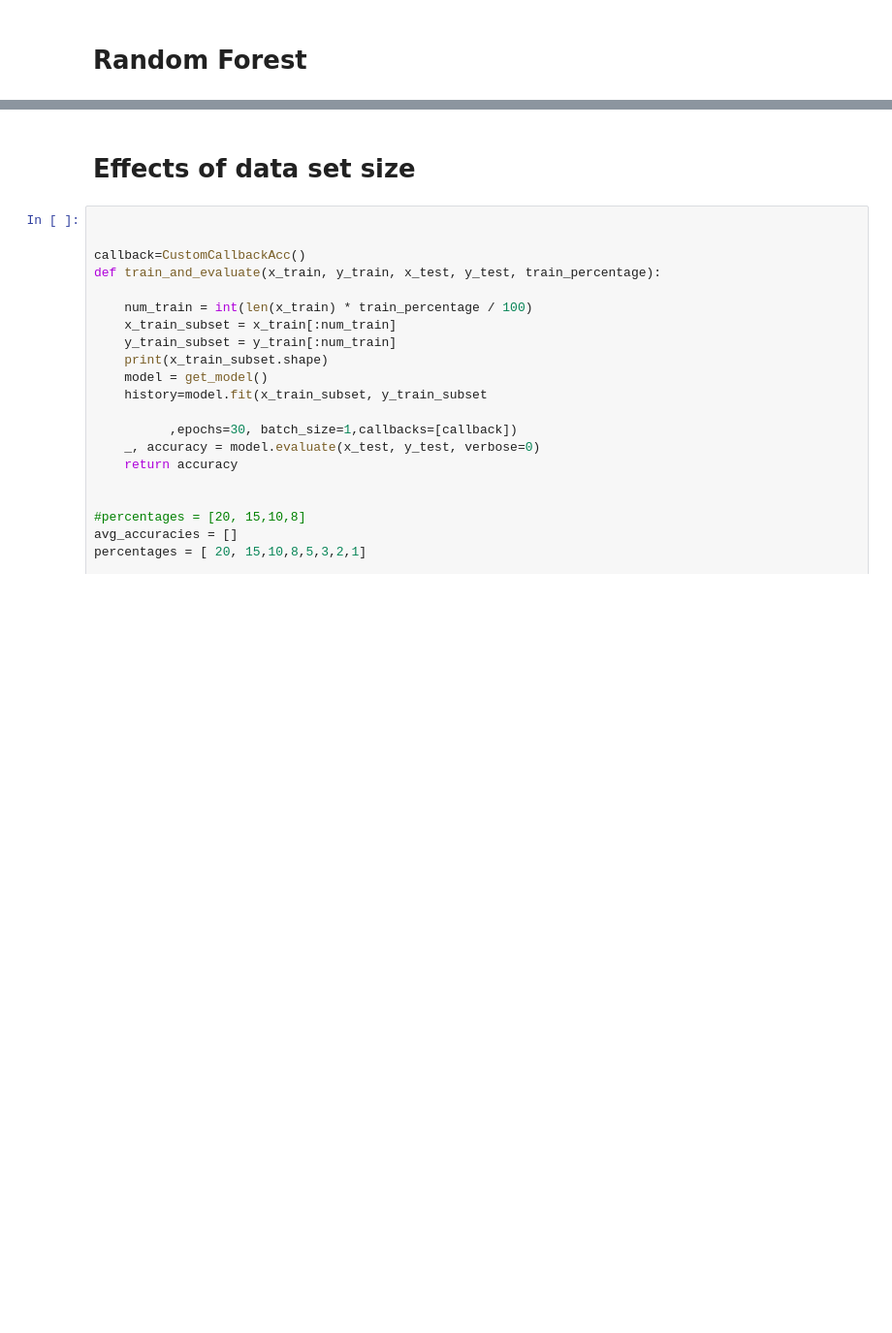
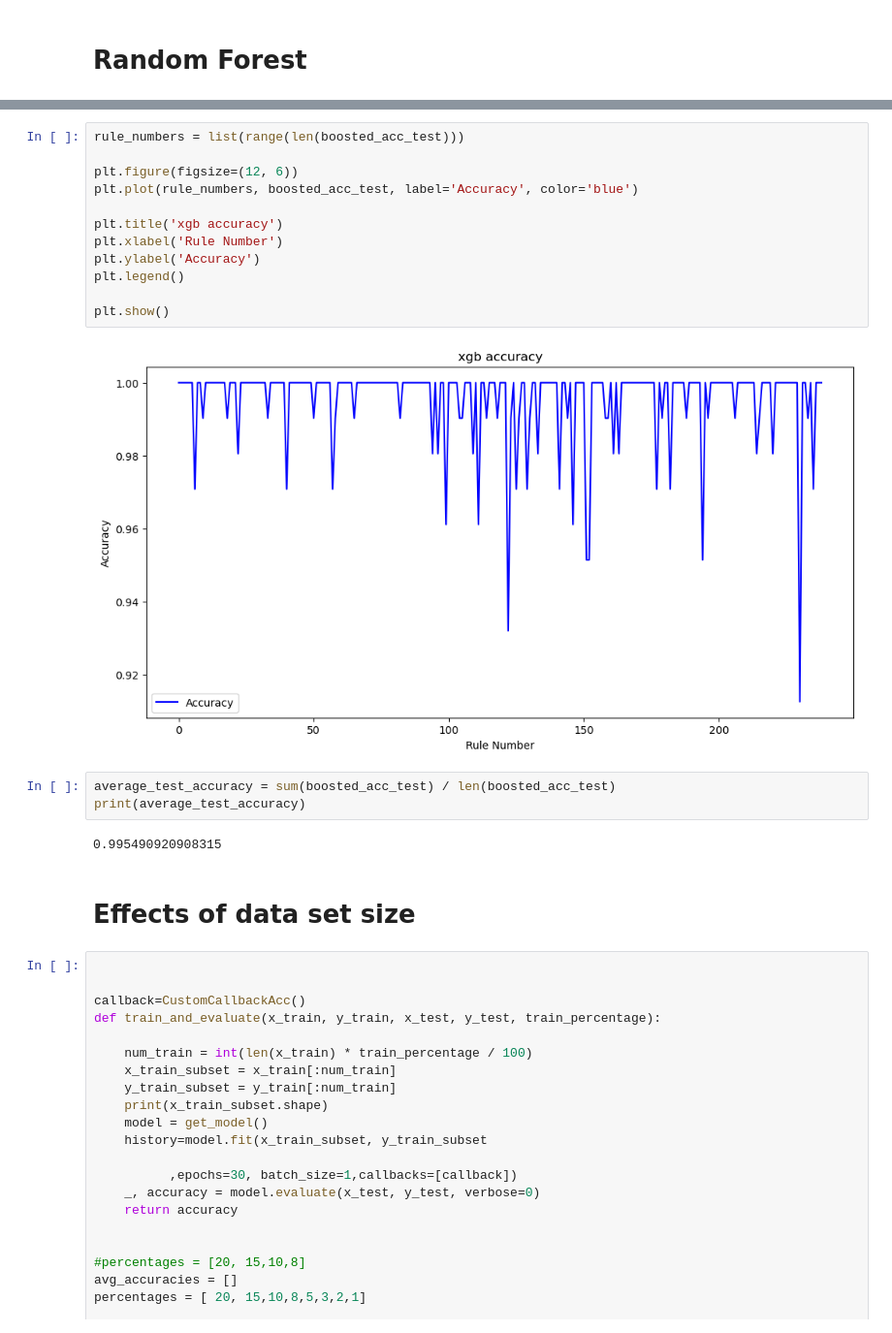
Before and after one commit to Everfade/CNNCAM, a Jupyter notebook: Learning1DCAM.ipynb, the cells around one changed output, grey strips where cells are left out. Shown at 97% size. Saved outputs shown, nothing was run; the diff lists cells and outputs as text; blank space fills up the shorter version.

```diff
--- a/Learning1DCAM.ipynb
+++ b/Learning1DCAM.ipynb
@@ -815,3 +864,22 @@ print(average_test_accuracy)
+# %%
+rule_numbers = list(range(len(boosted_acc_test)))
+
+plt.figure(figsize=(12, 6))
+plt.plot(rule_numbers, boosted_acc_test, label='Accuracy', color='blue')
+
+plt.title('xgb accuracy')
+plt.xlabel('Rule Number')
+plt.ylabel('Accuracy')
+plt.legend()
+
+plt.show()
+# %% [output]
+[figure, added]
+# %%
+average_test_accuracy = sum(boosted_acc_test) / len(boosted_acc_test)
+print(average_test_accuracy)
+# %% [output]
+0.995490920908315
 # %% [markdown]
 # Effects of data set size
 # %%
```
Also changed, not shown: parts of 9 cells of this notebook.
